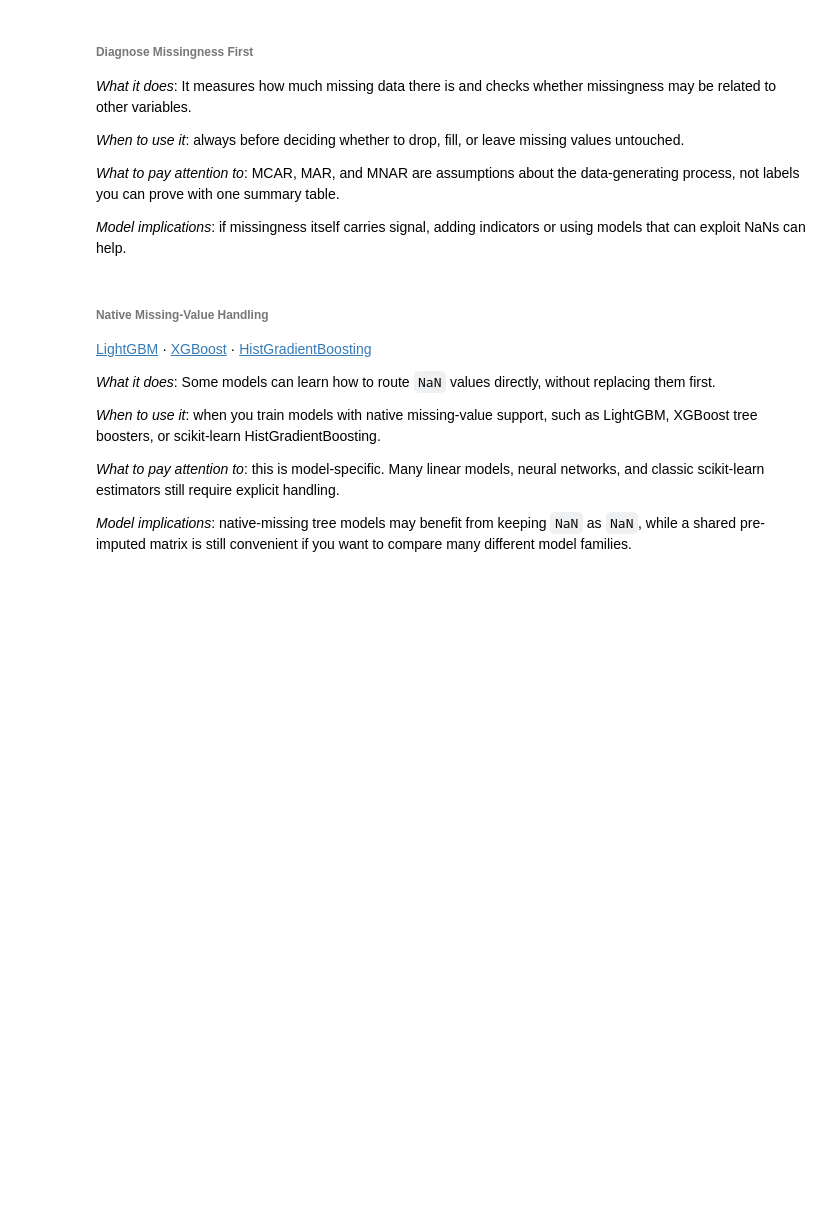
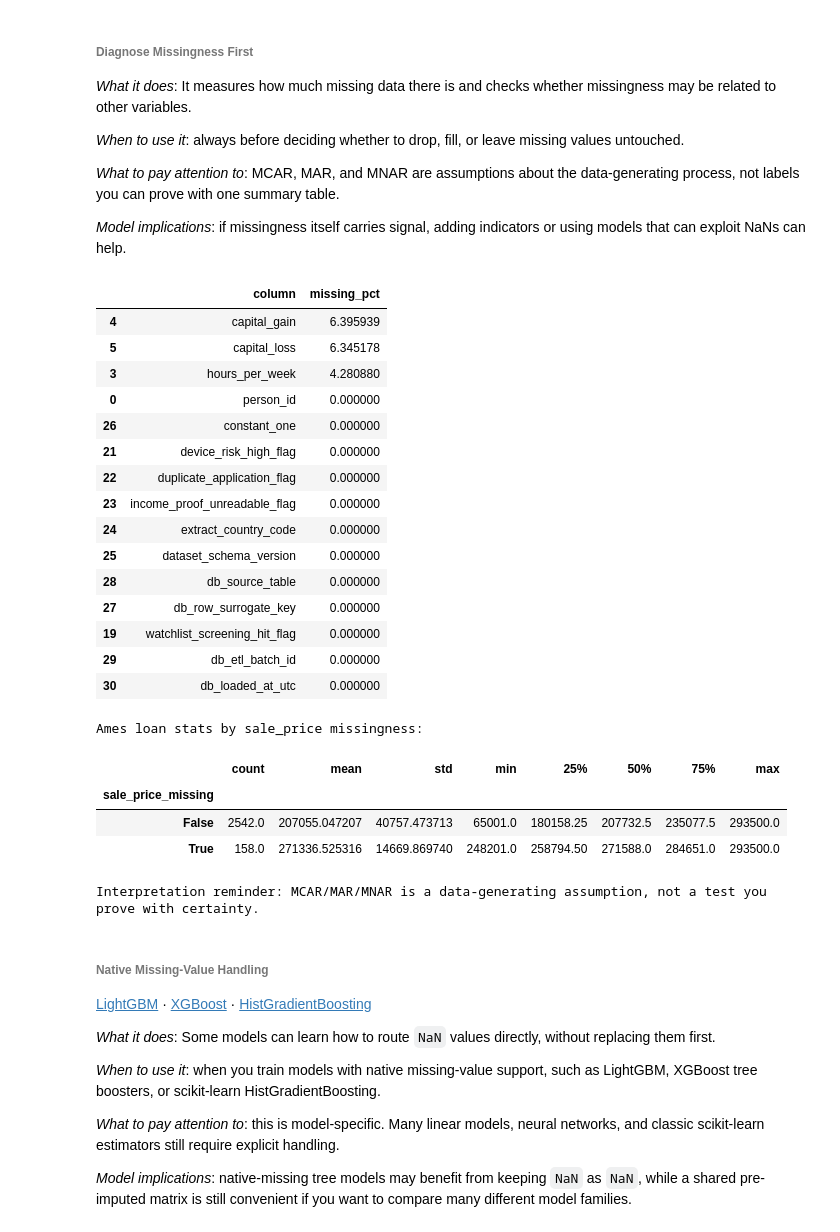
Before and after one commit to CardoAI/ml_industry_course, a Jupyter notebook: day1/datapreprocessing_featureengineering.ipynb, the cells around one changed output. Drawn from its saved outputs; the diff is of its cells as text; code cells hidden in the pictures; blank space fills up the shorter version.

```diff
--- a/day1/datapreprocessing_featureengineering.ipynb
+++ b/day1/datapreprocessing_featureengineering.ipynb
@@ -820,19 +898,43 @@ Methods covered from simple to advanced:
 # %%
 missing_report = (
     train_df.isna().mean().rename("missing_pct")
     .reset_index()
     .rename(columns={"index": "column"})
+    .assign(missing_pct=lambda df: 100*df["missing_pct"])
     .sort_values("missing_pct", ascending=False)
 )
 show(missing_report, n=15)
 
 # Example cues for missingness mechanisms
 if "sale_price" in ames.columns and "reported_max_loan" in ames.columns:
     tmp = ames.assign(sale_price_missing=ames["sale_price"].isna())
     print("Ames loan stats by sale_price missingness:")
     display(tmp.groupby("sale_price_missing")["reported_max_loan"].describe())
 
 print("Interpretation reminder: MCAR/MAR/MNAR is a data-generating assumption, not a test you prove with certainty.")
+# %% [output]
+|  | column | missing_pct |
+| 4 | capital_gain | 6.395939 |
+| 5 | capital_loss | 6.345178 |
+| 3 | hours_per_week | 4.280880 |
+| 0 | person_id | 0.000000 |
+| 26 | constant_one | 0.000000 |
+| 21 | device_risk_high_flag | 0.000000 |
+| 22 | duplicate_application_flag | 0.000000 |
+| 23 | income_proof_unreadable_flag | 0.000000 |
+| 24 | extract_country_code | 0.000000 |
+| 25 | dataset_schema_version | 0.000000 |
+| 28 | db_source_table | 0.000000 |
+| 27 | db_row_surrogate_key | 0.000000 |
+| 19 | watchlist_screening_hit_flag | 0.000000 |
+| 29 | db_etl_batch_id | 0.000000 |
+| 30 | db_loaded_at_utc | 0.000000 |
+Ames loan stats by sale_price missingness:
+|  | count | mean | std | min | 25% | 50% | 75% | max |
+| sale_price_missing |  |  |  |  |  |  |  |  |
+| False | 2542.0 | 207055.047207 | 40757.473713 | 65001.0 | 180158.25 | 207732.5 | 235077.5 | 293500.0 |
+| True | 158.0 | 271336.525316 | 14669.869740 | 248201.0 | 258794.50 | 271588.0 | 284651.0 | 293500.0 |
+Interpretation reminder: MCAR/MAR/MNAR is a data-generating assumption, not a test you prove with certainty.
 # %% [markdown]
 ###### Native Missing-Value Handling
 
```
Also changed, not shown: parts of 31 cells of this notebook, 4 other files.
